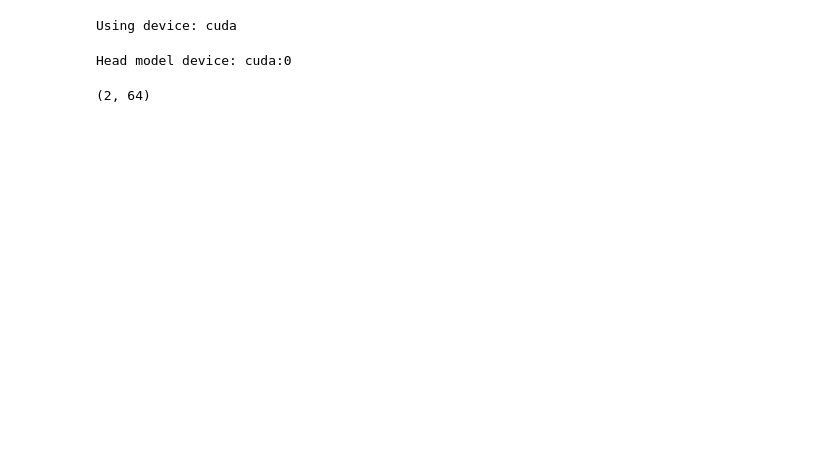
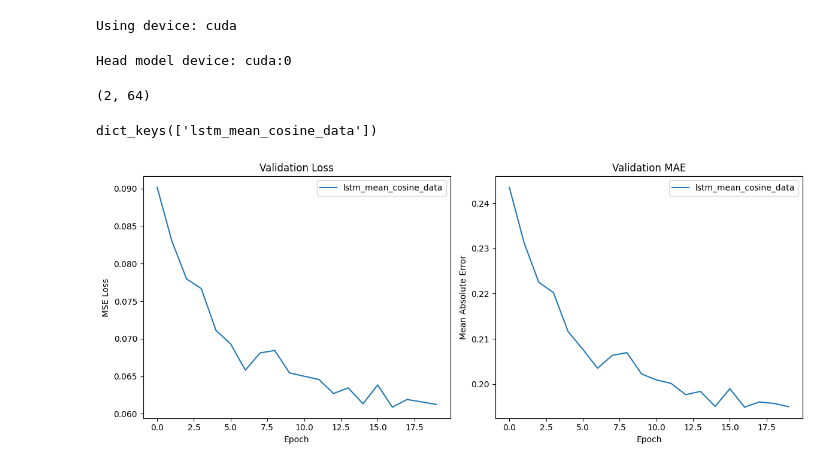
Before and after one commit to MattCastUCM/JustShare, a Jupyter notebook: server/ml/evaluation.ipynb, the cells around one changed output. Saved outputs shown, nothing was run; the diff lists cells and outputs as text; code cells hidden in the pictures; blank space fills up the shorter version.

```diff
--- a/server/ml/evaluation.ipynb
+++ b/server/ml/evaluation.ipynb
@@ -27,3 +31,12 @@ embeddings = sentence_lstm.encode(sentences)
 print(embeddings.shape)
 # %% [output]
 (2, 64)
+# %%
+histories = load_files(models_dir, "history.npy", load_history_file)
+print(histories.keys())
+# %% [output]
+dict_keys(['lstm_mean_cosine_data'])
+# %%
+plot_histories(histories, histories_path)
+# %% [output]
+[figure, added]
```
Also changed, not shown: parts of 1 cell of this notebook, 4 other files.
